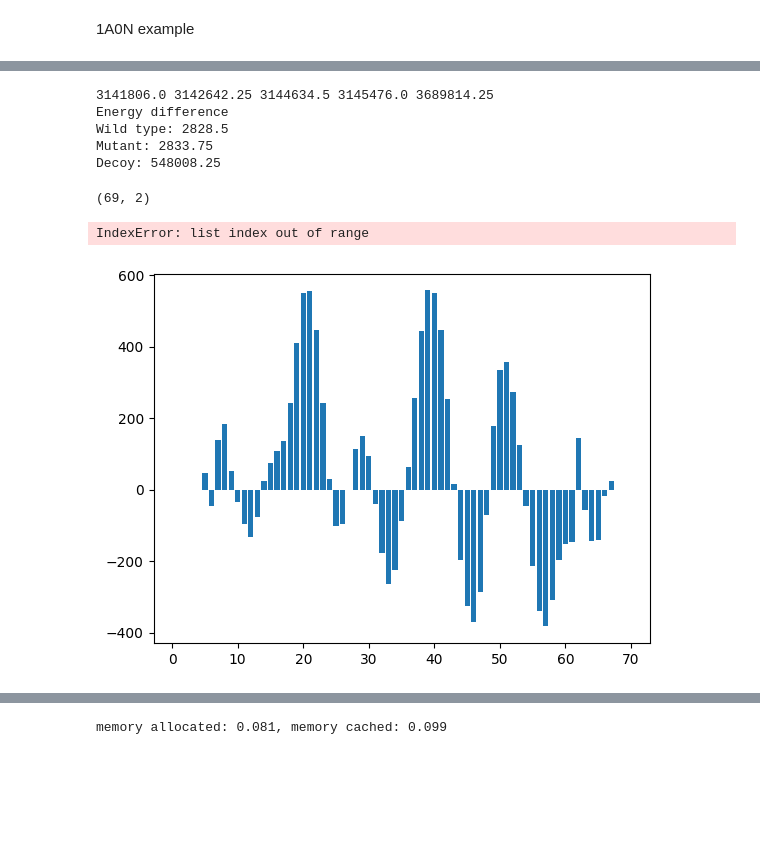
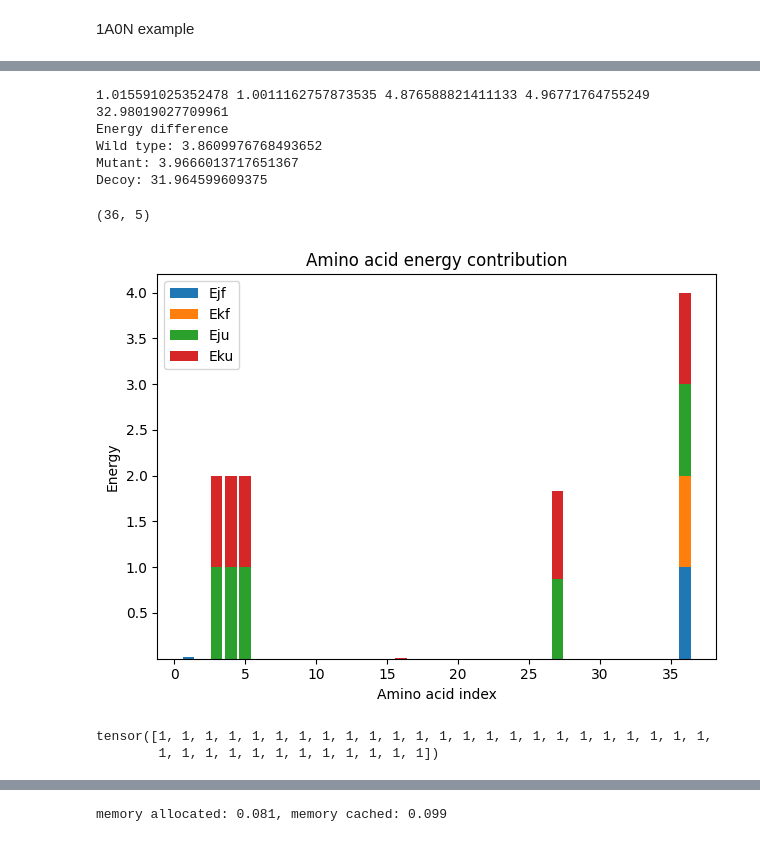
Before and after one commit to nissimbrami/DeepEF-Thesis, a Jupyter notebook: experiments/thermodybamic inference.ipynb, the cells around one changed output, grey strips where cells are left out. Saved outputs shown, nothing was run; the diff lists cells and outputs as text; code cells hidden in the pictures; blank space fills up the shorter version.

Commit message:
Add 1 to the energy to retain numerical stability

```diff
--- a/experiments/thermodybamic inference.ipynb
+++ b/experiments/thermodybamic inference.ipynb
@@ -71,7 +72,6 @@ print(f"Number of parameters: {total_params}")
 # %% [output]
 Number of parameters: 393517
 # %%
-
-model_path = "./res/trianed_models_crd_decoy-30/2_final_model.pt"
+model_path = "./res/trianed_models_energyLimit4-sum/2_final_model.pt"
 model,optimizer,epoch,loss,valid_loss = load_checkpoint(model_path,model,optimizer,device=CFG.device)
 # %% [output]
@@ -142,15 +157,28 @@ tensor([[0, 0, 0, 0, 1, 1, 1, 1, 1, 1, 1, 1, 1, 1, 1, 1, 1, 1, 1, 1, 1, 1, 1, 1,
 model.eval()
 device = torch.device("cuda:0" if torch.cuda.is_available() else "cpu")
 # %%
+id, crd_backbone, mask, seq_one_hot, seq,ang_backbone, ang,\
+                proT5_emb, proT5_mut,seq_mut, crd_decoy, mask_crd_decoy, seq_crd_decoy = data
+
 # wild type and mutant type
 Xjf = crd_backbone.to(device) # wilde type structure folded
 Xkf = torch.clone(Xjf).to(device) # mutant structure folded
 Xju = torch.clone(Xjf).to(device) # wilde type structure unfolded
 Xku = torch.clone(Xjf).to(device) # mutant structure unfolded
+Xcd = crd_decoy.to(device) # decoy structure
+
+# change the decoy len to match the native len
+if Xcd.shape[1] > Xjf.shape[1]:
+    Xcd = Xcd[:,:Xjf.shape[1],:,:]
+    mask_crd_decoy = mask_crd_decoy[:,:Xjf.shape[1]]
+elif Xcd.shape[1] < Xjf.shape[1]:
+    #   add zeros to the end of the decoy
+    Xcd = torch.cat((Xcd, torch.zeros(Xjf.shape[0],Xjf.shape[1] - Xcd.shape[1], *Xcd.shape[2:]).to(device)), dim=1)
+    mask_crd_decoy = torch.cat((mask_crd_decoy, torch.zeros(mask.shape[0],mask.shape[1] - mask_crd_decoy.shape[1])), dim=1)
+
 
 # native structure and decoy structure
 Xd = torch.clone(Xjf).to(device)
-print(Xjf.shape,Xkf.shape,Xju.shape,Xku.shape,Xd.shape)
 seq_one_hot = seq_one_hot.to(device) # [batch_size,20,seq_len]
 
 # create decoy sequence
@@ -167,9 +195,9 @@ proT5_mut, proT5_emb_decoy, proT5_emb = proT5_mut.to(device), proT5_emb_decoy.to
 # zero the parameter gradients
 optimizer.zero_grad()
 # squeeze the data
-Xd, Xjf, Xkf, Xju, Xku = Xd.squeeze(), Xjf.squeeze(), Xkf.squeeze(), Xju.squeeze(), Xku.squeeze()
+Xd, Xjf, Xkf, Xju, Xku, Xcd = Xd.squeeze(), Xjf.squeeze(), Xkf.squeeze(), Xju.squeeze(), Xku.squeeze(), Xcd.squeeze()
 emb_decoy, emb, emb_mut = emb_decoy.squeeze(), emb.squeeze(), emb_mut.squeeze()
-mask_decoy, mask= mask_decoy.squeeze(), mask.squeeze()
+mask_decoy, mask, mask_crd_decoy= mask_decoy.squeeze(), mask.squeeze(), mask_crd_decoy.squeeze()
 proT5_emb_decoy, proT5_emb, proT5_mut = proT5_emb_decoy.squeeze(), proT5_emb.squeeze(), proT5_mut.squeeze()
 
 # get folded graph
@@ -177,11 +205,13 @@ Xjf,Xkf = get_graph(Xjf, emb, proT5_emb, mask), get_graph(Xkf, emb_mut, proT5_mu
 # get unfolded graph
 Xju,Xku = get_unfolded_graph(Xju, emb, proT5_emb, mask), get_unfolded_graph(Xku, emb_mut, proT5_mut, mask)
 # get decoy graph
-Xd = get_graph(Xd, emb_decoy, proT5_emb_decoy, mask_decoy)
+Xd, Xcd = get_graph(Xd, emb_decoy, proT5_emb_decoy, mask_decoy), get_graph(Xcd, emb, proT5_emb, mask_crd_decoy)
+# Xjf.requires_grad = True
 # create a batch of Xjf,Xkf,Xju,Xku,x_decoy
-Xjf,Xkf,Xju,Xku,Xd = Xjf.unsqueeze(0),Xkf.unsqueeze(0),Xju.unsqueeze(0),Xku.unsqueeze(0),Xd.unsqueeze(0)
-# Xjf.requires_grad = True
-X = torch.cat((Xjf,Xkf,Xju,Xku,Xd),dim=0)
+Xjf,Xkf,Xju,Xku,Xd,Xcd = Xjf.unsqueeze(0),Xkf.unsqueeze(0),Xju.unsqueeze(0),Xku.unsqueeze(0),Xd.unsqueeze(0), Xcd.unsqueeze(0)
+X = torch.cat((Xjf,Xkf,Xju,Xku,Xd,Xcd),dim=0)
+
+
 # calculate the energy for the folded unfolded and decoy structure
 E = model(X)
-Ejf, Ekf, Eju, Eku, Exd = E[0], E[1], E[2], E[3], E[4]
+Ejf, Ekf, Eju, Eku, Exd, Ecd = E[0], E[1], E[2], E[3], E[4], E[5]
@@ -212,7 +240,7 @@ E = model(X,f_type = 'A_inference')
 # E = E.squeeze()
 Ejf, Ekf, Eju, Eku, Exd = E[0], E[1], E[2], E[3], E[4]
 # %%
-sum_Ejf, sum_Ekf, sum_Eju, sum_Eku, sum_Exd = (Ejf**2).sum(), (Ekf**2).sum(), (Eju**2).sum(), (Eku**2).sum(), (Exd**2).sum()
+sum_Ejf, sum_Ekf, sum_Eju, sum_Eku, sum_Exd = (Ejf).sum(), (Ekf).sum(), (Eju).sum(), (Eku).sum(), (Exd).sum()
 print(sum_Ejf.item(), sum_Ekf.item(), sum_Eju.item(), sum_Eku.item(), sum_Exd.item())
 # delta E
 dE_wildtype = sum_Eju - sum_Ejf
@@ -224,40 +252,42 @@ print(f"Wild type: {dE_wildtype.item()}")
 print(f"Mutant: {dE_mutant.item()}")
 print(f"Decoy: {dE_decoy.item()}")
 # %% [output]
-3141806.0 3142642.25 3144634.5 3145476.0 3689814.25
+1.015591025352478 1.0011162757873535 4.876588821411133 4.96771764755249 32.98019027709961
 Energy difference
-Wild type: 2828.5
-Mutant: 2833.75
-Decoy: 548008.25
+Wild type: 3.8609976768493652
+Mutant: 3.9666013717651367
+Decoy: 31.964599609375
 # %%
 # Categories (x-axis labels)
 nodes = Ejf.shape[0]
 categories = np.arange(1, nodes+1)  # Assuming 69 data points
 
 
 # Combine the data into a single array
-data = np.hstack((Eju.detach().cpu().numpy()**2 - Ejf.detach().cpu().numpy()**2, Eku.detach().cpu().numpy()**2 - Ekf.detach().cpu().numpy()**2))
+data = np.hstack((Ejf.detach().cpu().numpy(), Ekf.detach().cpu().numpy(), Eju.detach().cpu().numpy(), Eku.detach().cpu().numpy(), Exd.detach().cpu().numpy()))
 print(data.shape)
 # Create the figure and axis objects
 fig, ax = plt.subplots()
 
 # Create the stacked bar chart
-ax.bar(categories, data[:, 0], label='deltaG_wildtype')
+ax.bar(categories, data[:, 0], label='Ejf')
 bottom = data[:, 0]
-ax.bar(categories, data[:, 1], bottom=bottom, label=['deltaG_muatant'][1])
-bottom += data[:, 1]
+for i in range(1, data.shape[1]-1):
+    ax.bar(categories, data[:, i], bottom=bottom, label=['Ejf', 'Ekf', 'Eju', 'Eku'][i])
+    bottom += data[:, i]
 
 # Set labels, title, and legend
 plt.xlabel('Amino acid index')
 plt.ylabel('Energy')
 ax.set_title('Amino acid energy contribution')
 ax.legend()
 
 # Display the plot
 plt.tight_layout()
 plt.show()
 print(mask)
 # %% [output]
-(69, 2)
+(36, 5)
+[figure, new version]
-IndexError: list index out of range
+tensor([1, 1, 1, 1, 1, 1, 1, 1, 1, 1, 1, 1, 1, 1, 1, 1, 1, 1, 1, 1, 1, 1, 1, 1,
+        1, 1, 1, 1, 1, 1, 1, 1, 1, 1, 1, 1])
-[figure, old version]
```
Also changed, not shown: parts of 13 cells of this notebook, 5 other files.
